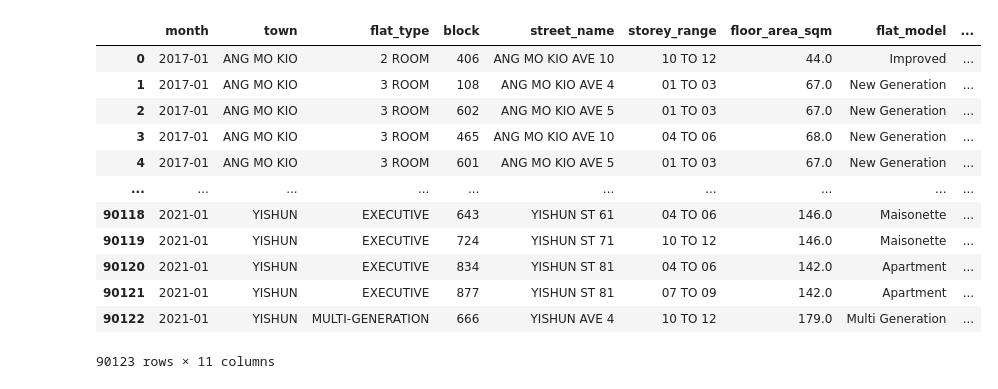
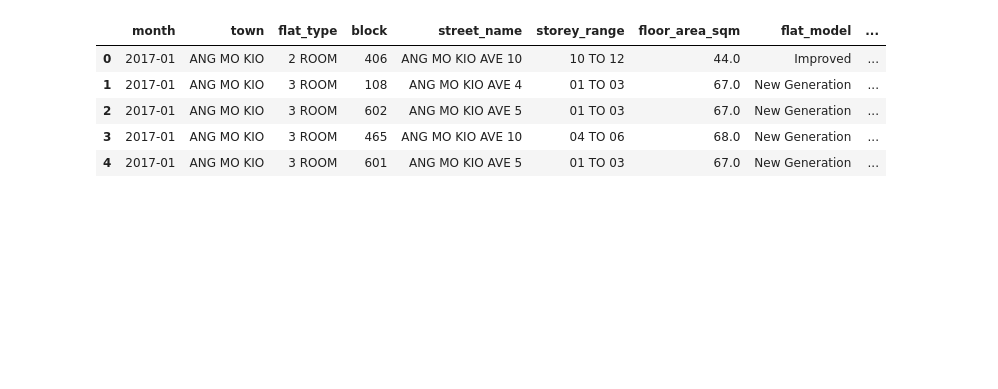
Before and after one commit to dylanlee91/holmusk_challenge, a Jupyter notebook: notebooks/Notebook 1 Data Cleaning and Exploration.ipynb, the cells around one changed output. Drawn from its saved outputs; the diff is of its cells as text; code cells hidden in the pictures; blank space fills up the shorter version.

```diff
--- a/notebooks/Notebook 1 Data Cleaning and Exploration.ipynb
+++ b/notebooks/Notebook 1 Data Cleaning and Exploration.ipynb
@@ -58,16 +32,9 @@ raw15_16
 # %%
-raw17
+raw17.head()
 # %% [output]
 |  | month | town | flat_type | block | street_name | storey_range | floor_area_sqm | flat_model | ... |
 | 0 | 2017-01 | ANG MO KIO | 2 ROOM | 406 | ANG MO KIO AVE 10 | 10 TO 12 | 44.0 | Improved | ... |
 | 1 | 2017-01 | ANG MO KIO | 3 ROOM | 108 | ANG MO KIO AVE 4 | 01 TO 03 | 67.0 | New Generation | ... |
 | 2 | 2017-01 | ANG MO KIO | 3 ROOM | 602 | ANG MO KIO AVE 5 | 01 TO 03 | 67.0 | New Generation | ... |
 | 3 | 2017-01 | ANG MO KIO | 3 ROOM | 465 | ANG MO KIO AVE 10 | 04 TO 06 | 68.0 | New Generation | ... |
 | 4 | 2017-01 | ANG MO KIO | 3 ROOM | 601 | ANG MO KIO AVE 5 | 01 TO 03 | 67.0 | New Generation | ... |
-| ... | ... | ... | ... | ... | ... | ... | ... | ... | ... |
-| 90118 | 2021-01 | YISHUN | EXECUTIVE | 643 | YISHUN ST 61 | 04 TO 06 | 146.0 | Maisonette | ... |
-| 90119 | 2021-01 | YISHUN | EXECUTIVE | 724 | YISHUN ST 71 | 10 TO 12 | 146.0 | Maisonette | ... |
-| 90120 | 2021-01 | YISHUN | EXECUTIVE | 834 | YISHUN ST 81 | 04 TO 06 | 142.0 | Apartment | ... |
-| 90121 | 2021-01 | YISHUN | EXECUTIVE | 877 | YISHUN ST 81 | 07 TO 09 | 142.0 | Apartment | ... |
-| 90122 | 2021-01 | YISHUN | MULTI-GENERATION | 666 | YISHUN AVE 4 | 10 TO 12 | 179.0 | Multi Generation | ... |
-90123 rows × 11 columns
```
Also changed, not shown: parts of 22 cells of this notebook, 1 other file.
